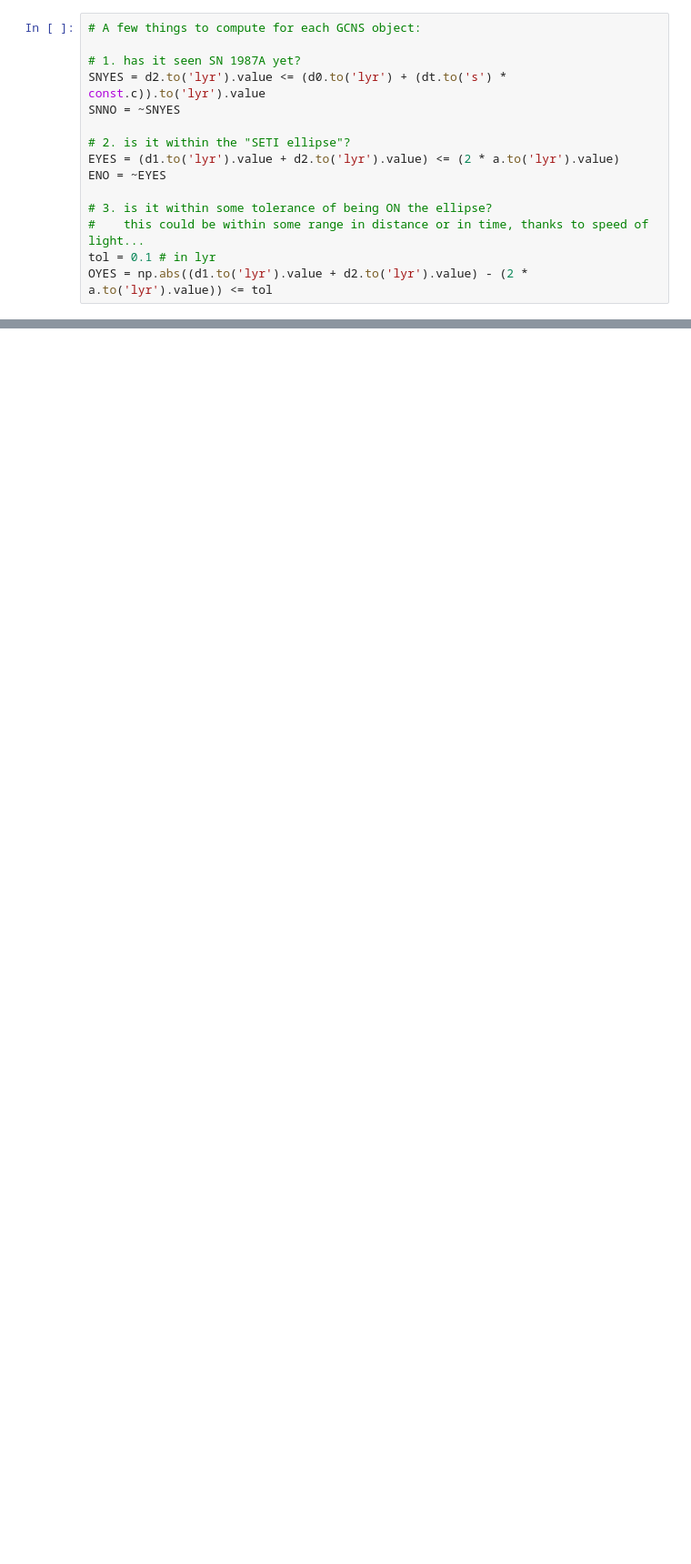
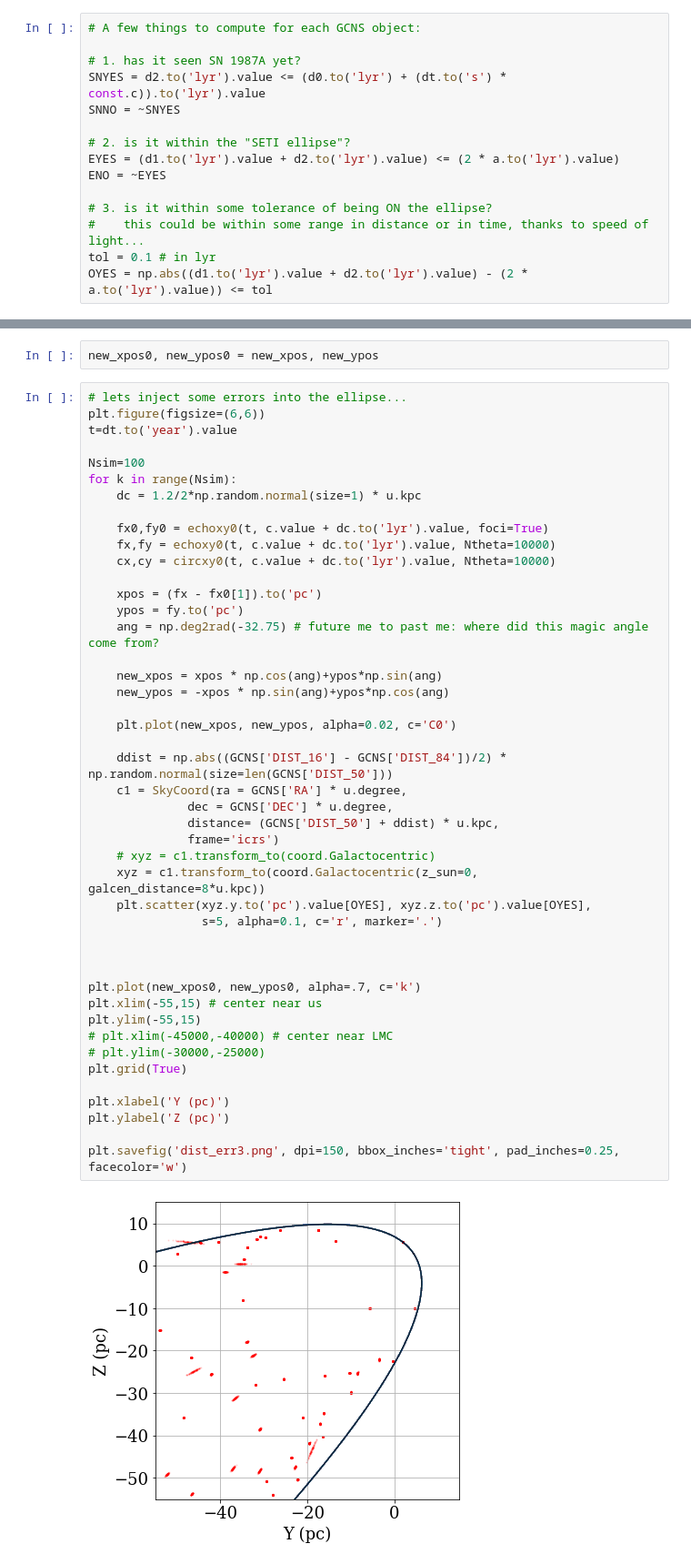
Before and after one commit to jradavenport/daen, a Jupyter notebook: code/GCNS_SN1987A.ipynb, the cells around one changed output, grey strips where cells are left out. Shown at 91% size. Drawn from its saved outputs; the diff is of its cells as text; blank space fills up the shorter version.

Commit message:
explore errors

```diff
--- a/code/GCNS_SN1987A.ipynb
+++ b/code/GCNS_SN1987A.ipynb
@@ -247,0 +269,49 @@ plt.scatter(GCNS['DIST_50'], (GCNS['DIST_84'] - GCNS['DIST_50'])/GCNS['DIST_50']
+# %%
+new_xpos0, new_ypos0 = new_xpos, new_ypos
+# %%
+# lets inject some errors into the ellipse...
+plt.figure(figsize=(6,6))
+t=dt.to('year').value
+
+Nsim=100
+for k in range(Nsim):
+    dc = 1.2/2*np.random.normal(size=1) * u.kpc
+
+    fx0,fy0 = echoxy0(t, c.value + dc.to('lyr').value, foci=True)
+    fx,fy = echoxy0(t, c.value + dc.to('lyr').value, Ntheta=10000)
+    cx,cy = circxy0(t, c.value + dc.to('lyr').value, Ntheta=10000)
+
+    xpos = (fx - fx0[1]).to('pc')
+    ypos = fy.to('pc')
+    ang = np.deg2rad(-32.75) # future me to past me: where did this magic angle come from?
+
+    new_xpos = xpos * np.cos(ang)+ypos*np.sin(ang)
+    new_ypos = -xpos * np.sin(ang)+ypos*np.cos(ang)
+
+    plt.plot(new_xpos, new_ypos, alpha=0.02, c='C0')
+
+    ddist = np.abs((GCNS['DIST_16'] - GCNS['DIST_84'])/2) * np.random.normal(size=len(GCNS['DIST_50']))
+    c1 = SkyCoord(ra = GCNS['RA'] * u.degree,
+              dec = GCNS['DEC'] * u.degree,
+              distance= (GCNS['DIST_50'] + ddist) * u.kpc,
+              frame='icrs')
+    # xyz = c1.transform_to(coord.Galactocentric)
+    xyz = c1.transform_to(coord.Galactocentric(z_sun=0, galcen_distance=8*u.kpc))
+    plt.scatter(xyz.y.to('pc').value[OYES], xyz.z.to('pc').value[OYES],
+                s=5, alpha=0.1, c='r', marker='.')
+
+
+
+plt.plot(new_xpos0, new_ypos0, alpha=.7, c='k')
+plt.xlim(-55,15) # center near us
+plt.ylim(-55,15)
+# plt.xlim(-45000,-40000) # center near LMC
+# plt.ylim(-30000,-25000)
+plt.grid(True)
+
+plt.xlabel('Y (pc)')
+plt.ylabel('Z (pc)')
+
+plt.savefig('dist_err3.png', dpi=150, bbox_inches='tight', pad_inches=0.25, facecolor='w')
+# %% [output]
+[figure, added]
```
Also changed, not shown: parts of 12 cells of this notebook, 3 other files.
